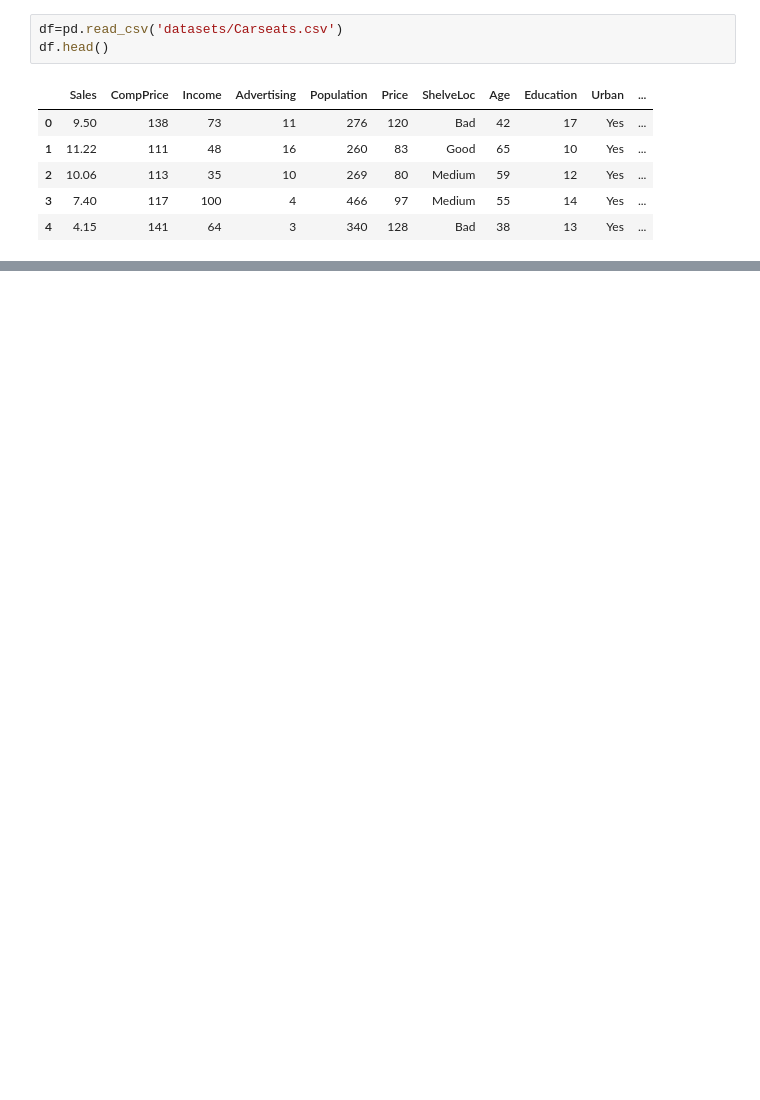
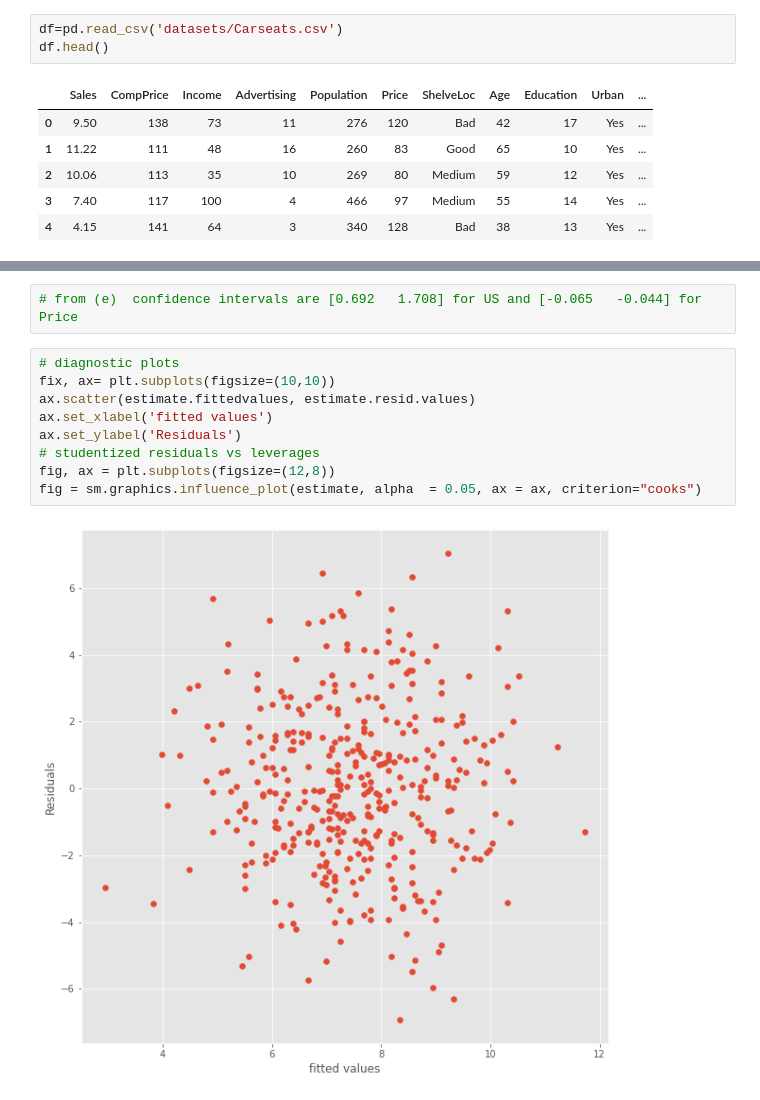
Before and after one commit to Shreshtha13/DSG-Assignment-1, a Jupyter notebook: ch3-ques10.ipynb, the cells around one changed output, grey strips where cells are left out. Saved outputs shown, nothing was run; the diff lists cells and outputs as text; blank space fills up the shorter version.

```diff
--- a/ch3-ques10.ipynb
+++ b/ch3-ques10.ipynb
@@ -61,3 +63,16 @@ Covariance Type:            nonrobust
 
 Notes:
 [1] Standard Errors assume that the covariance matrix of the errors is correctly specified.
+# %%
+# from (e)  confidence intervals are [0.692   1.708] for US and [-0.065   -0.044] for Price
+# %%
+# diagnostic plots
+fix, ax= plt.subplots(figsize=(10,10))
+ax.scatter(estimate.fittedvalues, estimate.resid.values)
+ax.set_xlabel('fitted values')
+ax.set_ylabel('Residuals')
+# studentized residuals vs leverages
+fig, ax = plt.subplots(figsize=(12,8))
+fig = sm.graphics.influence_plot(estimate, alpha  = 0.05, ax = ax, criterion="cooks")
+# %% [output]
+[figure, added]
```
Also changed, not shown: parts of 4 cells of this notebook.
